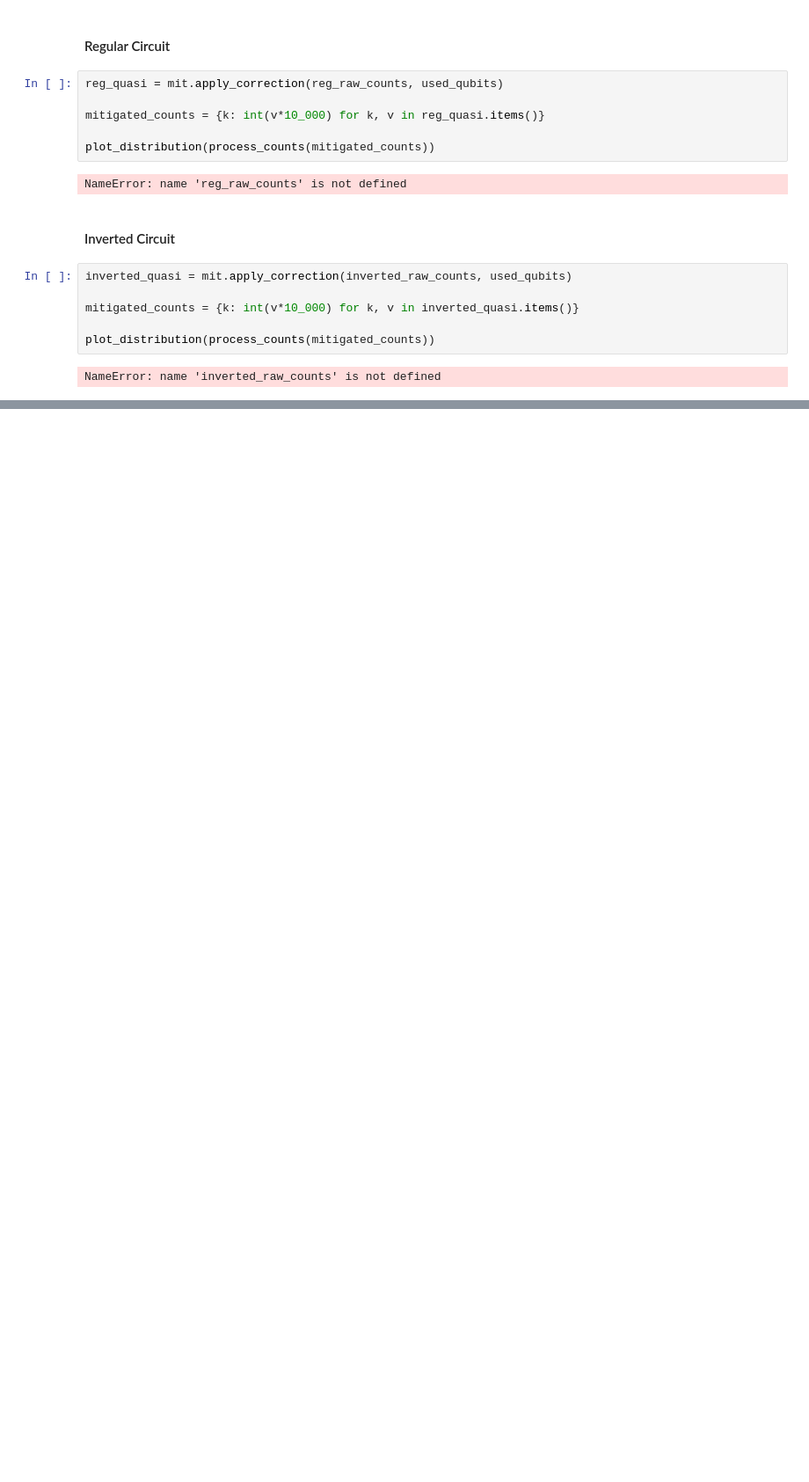
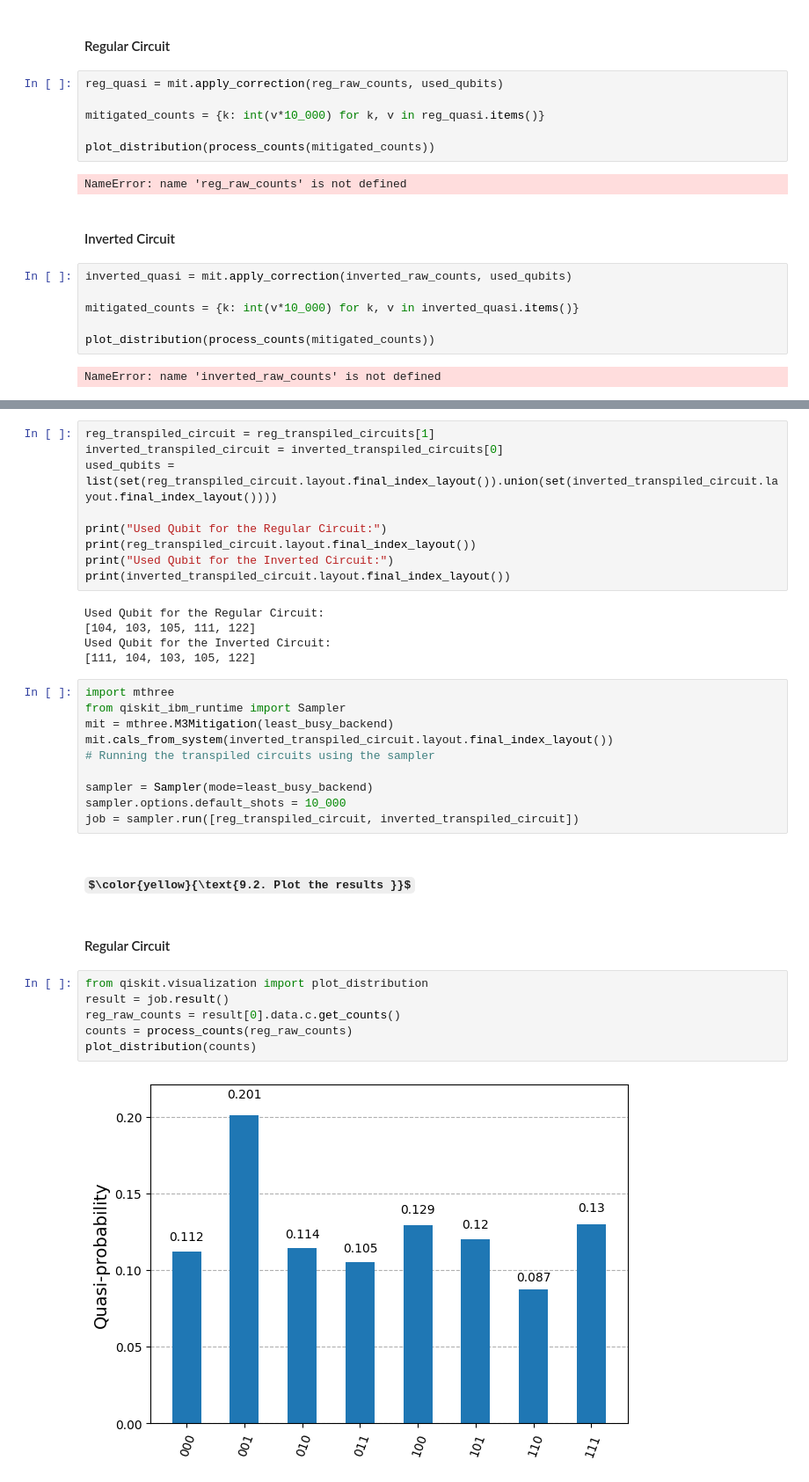
Before and after one commit to TheBarzani/vcgc, a Jupyter notebook: ibm_quantum_bias_check.ipynb, the cells around one changed output, grey strips where cells are left out. Shown: that part at 88% size. Saved outputs shown, nothing was run; the diff lists cells and outputs as text; some formulas as TeX source; blank space fills up the shorter version.

Commit message:
changed backend to sherbrooke, got the results

```diff
--- a/ibm_quantum_bias_check.ipynb
+++ b/ibm_quantum_bias_check.ipynb
@@ -333,0 +412,36 @@ NameError: name 'inverted_raw_counts' is not defined
+# %%
+reg_transpiled_circuit = reg_transpiled_circuits[1]
+inverted_transpiled_circuit = inverted_transpiled_circuits[0]
+used_qubits = list(set(reg_transpiled_circuit.layout.final_index_layout()).union(set(inverted_transpiled_circuit.layout.final_index_layout())))
+
+print("Used Qubit for the Regular Circuit:")
+print(reg_transpiled_circuit.layout.final_index_layout())
+print("Used Qubit for the Inverted Circuit:")
+print(inverted_transpiled_circuit.layout.final_index_layout())
+# %% [output]
+Used Qubit for the Regular Circuit:
+[104, 103, 105, 111, 122]
+Used Qubit for the Inverted Circuit:
+[111, 104, 103, 105, 122]
+# %%
+import mthree
+from qiskit_ibm_runtime import Sampler
+mit = mthree.M3Mitigation(least_busy_backend)
+mit.cals_from_system(inverted_transpiled_circuit.layout.final_index_layout())
+# Running the transpiled circuits using the sampler
+
+sampler = Sampler(mode=least_busy_backend)
+sampler.options.default_shots = 10_000
+job = sampler.run([reg_transpiled_circuit, inverted_transpiled_circuit])
+# %% [markdown]
+### $\color{yellow}{\text{9.2. Plot the results }}$
+# %% [markdown]
+#### Regular Circuit
+# %%
+from qiskit.visualization import plot_distribution
+result = job.result()
+reg_raw_counts = result[0].data.c.get_counts()
+counts = process_counts(reg_raw_counts)
+plot_distribution(counts)
+# %% [output]
+[figure, added]
```
Also changed, not shown: parts of 5 cells of this notebook.
